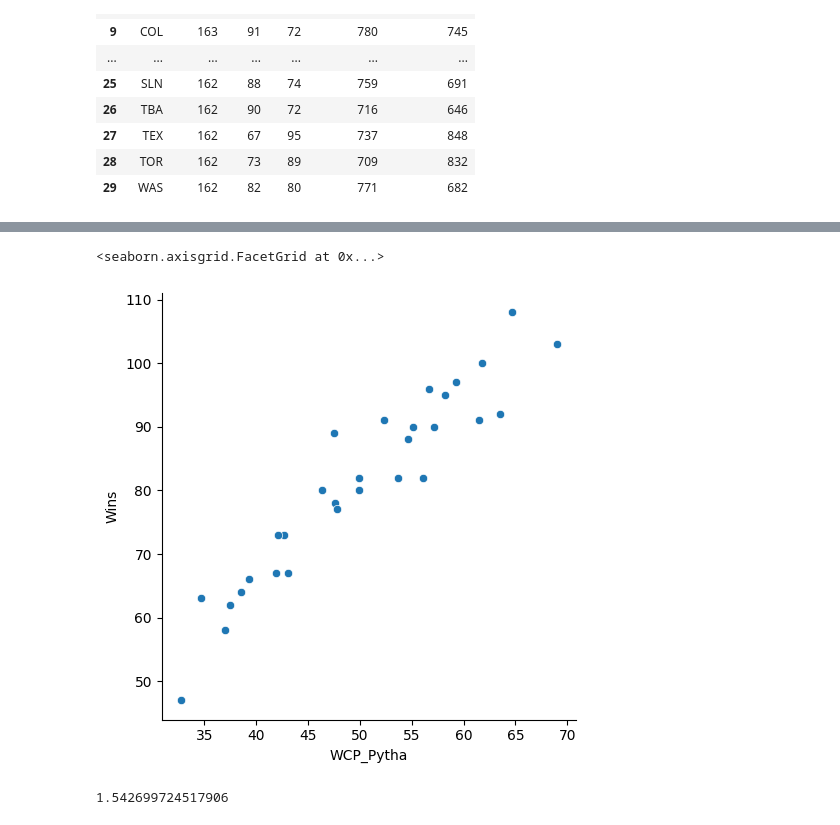
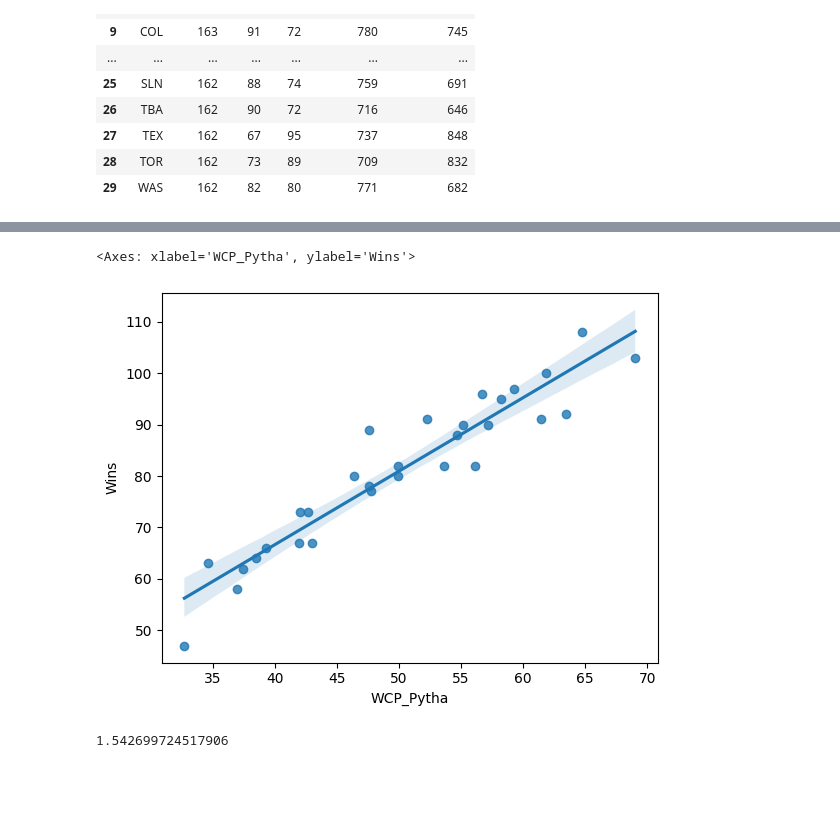
Before and after one commit to AfobCode/LearningPython, a Jupyter notebook: Michigan_University/Sports_Performance_Analytics/Foundations_of_Sport_Analytics/mlb_model.ipynb, the cells around one changed output, grey strips where cells are left out. Saved outputs shown, nothing was run; the diff lists cells and outputs as text; code cells hidden in the pictures; blank space fills up the shorter version.

```diff
--- a/Michigan_University/Sports_Performance_Analytics/Foundations_of_Sport_Analytics/mlb_model.ipynb
+++ b/Michigan_University/Sports_Performance_Analytics/Foundations_of_Sport_Analytics/mlb_model.ipynb
@@ -260,14 +270,14 @@ team_overall
 | 28 | 14 | MIA | 161 | 63 | 98 | 589 | 809 | 39.13 | 34.64 |
 | 29 | 3 | BAL | 162 | 47 | 115 | 622 | 892 | 29.01 | 32.72 |
 # %%
-sns.relplot(
+sns.regplot(
     data = team_overall,
     x = "WCP_Pytha",
     y = "Wins"
 )
 # %% [output]
-<seaborn.axisgrid.FacetGrid at 0x...>
+<Axes: xlabel='WCP_Pytha', ylabel='Wins'>
-[figure, old version]
+[figure, new version]
 # %%
 # To get the ecuation
 # y = mx + b
```
Also changed, not shown: parts of 2 cells of this notebook, 2 other files.
